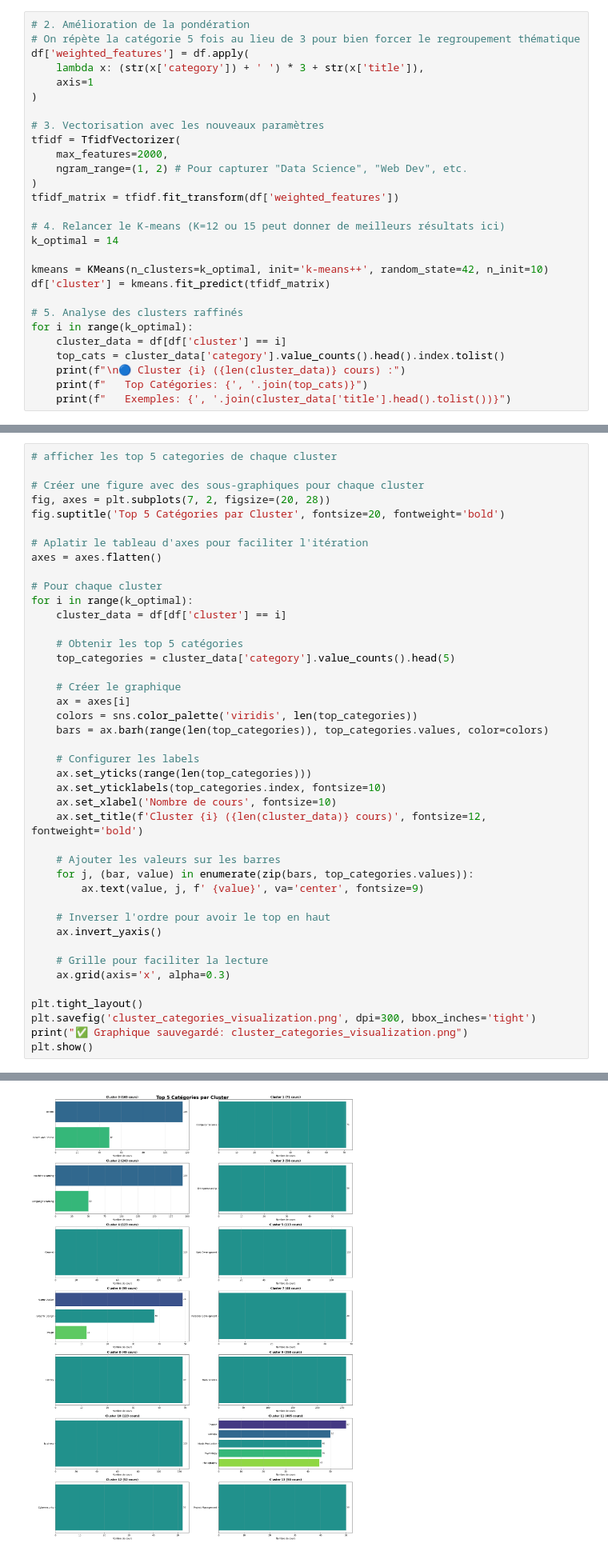
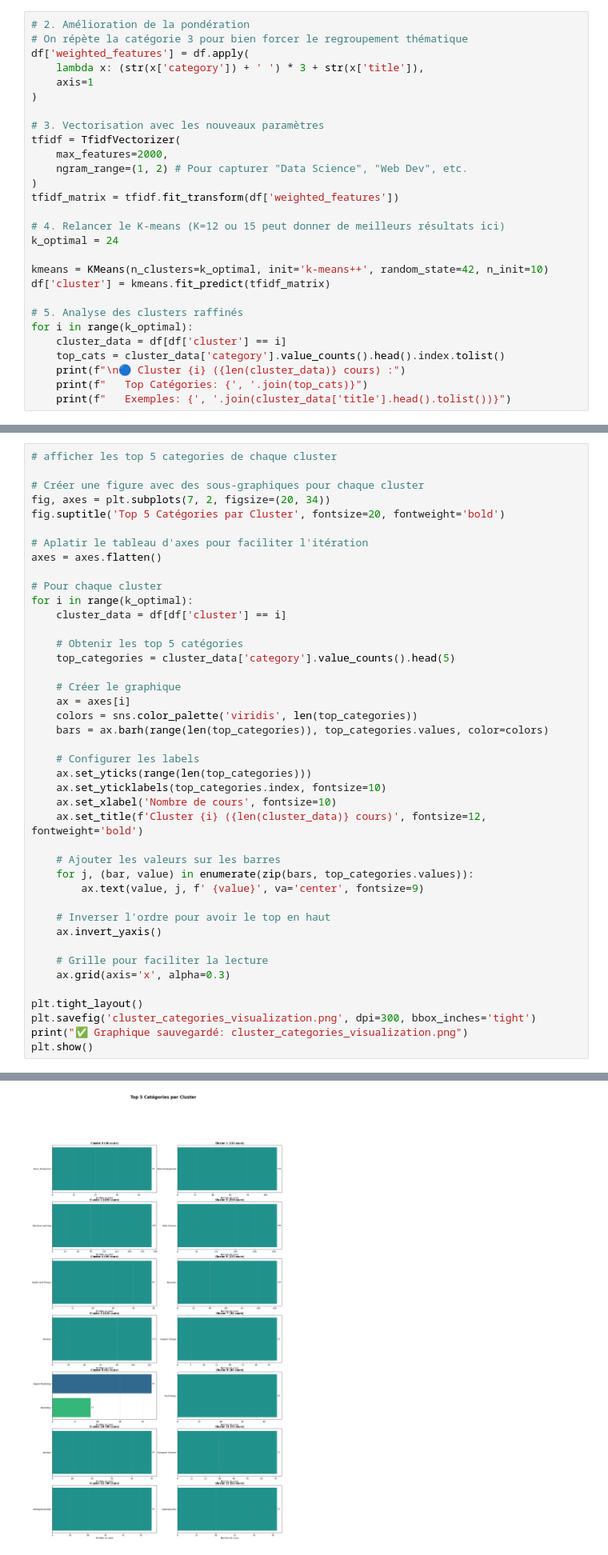
Before and after one commit to Badr-Bouymejjane/PFM_Python_MSDIA, a Jupyter notebook: notebooks/Clustering_Optimization.ipynb, the cells around one changed output, grey strips where cells are left out. Shown at 80% size. Saved outputs shown, nothing was run; the diff lists cells and outputs as text.

```diff
--- a/notebooks/Clustering_Optimization.ipynb
+++ b/notebooks/Clustering_Optimization.ipynb
@@ -27,6 +86,6 @@ Actuellement, le clustering utilise des mots très fréquents comme "Machine", "
 # %%
 # 2. Amélioration de la pondération
-# On répète la catégorie 5 fois au lieu de 3 pour bien forcer le regroupement thématique
+# On répète la catégorie 3 pour bien forcer le regroupement thématique
 df['weighted_features'] = df.apply(
     lambda x: (str(x['category']) + ' ') * 3 + str(x['title']),
     axis=1
@@ -40,7 +99,7 @@ tfidf = TfidfVectorizer(
 tfidf_matrix = tfidf.fit_transform(df['weighted_features'])
 
 # 4. Relancer le K-means (K=12 ou 15 peut donner de meilleurs résultats ici)
-k_optimal = 14
+k_optimal = 24
 
 kmeans = KMeans(n_clusters=k_optimal, init='k-means++', random_state=42, n_init=10)
 df['cluster'] = kmeans.fit_predict(tfidf_matrix)
@@ -117,7 +176,7 @@ Passing `palette` without assigning `hue` is deprecated and will be removed in v
 # afficher les top 5 categories de chaque cluster
 
 # Créer une figure avec des sous-graphiques pour chaque cluster
-fig, axes = plt.subplots(7, 2, figsize=(20, 28))
+fig, axes = plt.subplots(7, 2, figsize=(20, 34))
 fig.suptitle('Top 5 Catégories par Cluster', fontsize=20, fontweight='bold')
 
 # Aplatir le tableau d'axes pour faciliter l'itération
@@ -160,4 +219,4 @@ plt.show()
-[figure, old version]
+[figure, new version]
 # %%
 from sklearn.metrics import silhouette_score, davies_bouldin_score, calinski_harabasz_score
 
```
Also changed, not shown: parts of 6 cells of this notebook, 18 other files.
